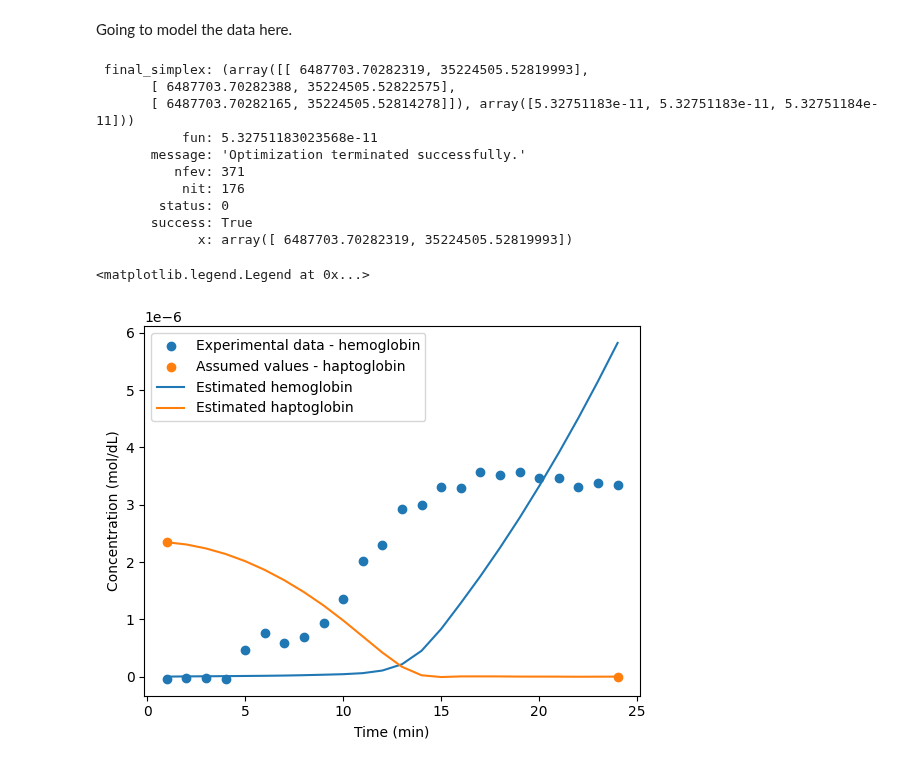
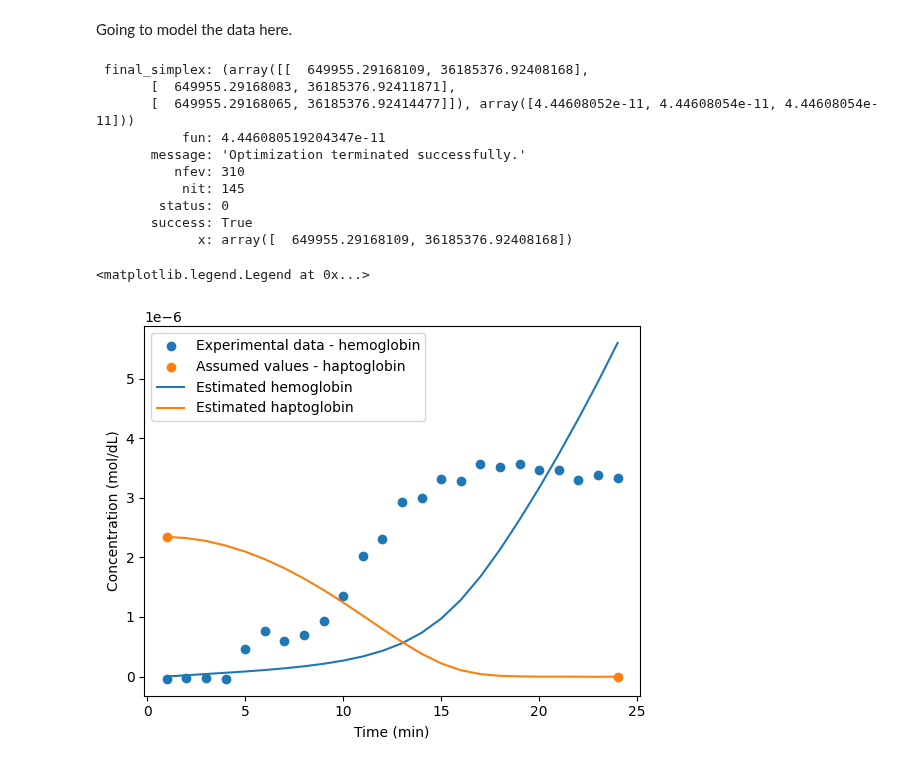
Before and after one commit to mdsnbutler/ChE_2410-Public-Repo, a Jupyter notebook: Project 2/2_data_modelling.ipynb, the cells around one changed output. Drawn from its saved outputs; the diff is of its cells as text; code cells hidden in the pictures.

```diff
--- a/Project 2/2_data_modelling.ipynb
+++ b/Project 2/2_data_modelling.ipynb
@@ -14,45 +14,45 @@ data = pd.read_excel('data.xlsx')
 hpx = [1, 24]
 hpy = [(2.344E-6), 0]
 ic = (0, (2.344E-6))
-ac = (1000, 1000)
+ac = (1E2, 1000)
 
 def func(x, GB, kr, V=3.4):
     dB = GB/V - kr * x[0] * x[1]
     dP = - kr * x[0] * x[1]
     return(dB, dP)
 
 def err(params):
     GB, kr = params
     ODEoutputB = odeint(func, ic, data["time"], args = (GB, kr))
     ODEoutputP = odeint(func, ic, hpx, args = (GB, kr))
     errB = (ODEoutputB[:,0] - data["mol/dL"])**2
     errP = (ODEoutputP[:,1] - hpy)**2
     return (np.sum(errB) + np.sum(errP))
 
 sol = minimize(err, x0 = ac, method='Nelder-Mead')
 print(sol)
 
 fitdata = odeint(func, ic, data["time"], args=(sol.x[0], sol.x[1]))
 plt.scatter(data["time"], data['mol/dL'], label = "Experimental data - hemoglobin")
 plt.scatter(hpx, hpy, label = "Assumed values - haptoglobin")
 plt.plot(data["time"], fitdata[:,0], label = "Estimated hemoglobin")
 plt.plot(data["time"], fitdata[:,1], label = "Estimated haptoglobin")
 plt.xlabel("Time (min)")
 plt.ylabel("Concentration (mol/dL)")
 plt.legend()
 # %% [output]
- final_simplex: (array([[ 6487703.70282319, 35224505.52819993],
-       [ 6487703.70282388, 35224505.52822575],
-       [ 6487703.70282165, 35224505.52814278]]), array([5.32751183e-11, 5.32751183e-11, 5.32751184e-11]))
-           fun: 5.32751183023568e-11
+ final_simplex: (array([[  649955.29168109, 36185376.92408168],
+       [  649955.29168083, 36185376.92411871],
+       [  649955.29168065, 36185376.92414477]]), array([4.44608052e-11, 4.44608054e-11, 4.44608054e-11]))
+           fun: 4.446080519204347e-11
        message: 'Optimization terminated successfully.'
-          nfev: 371
-           nit: 176
+          nfev: 310
+           nit: 145
         status: 0
        success: True
-             x: array([ 6487703.70282319, 35224505.52819993])
+             x: array([  649955.29168109, 36185376.92408168])
 <matplotlib.legend.Legend at 0x...>
-[figure, old version]
+[figure, new version]
 # %%
 # plotdf(func, # Function giving the rhs of the diff. eq. system
 #      np.array([0,200]), # [xmin,xmax]
```
